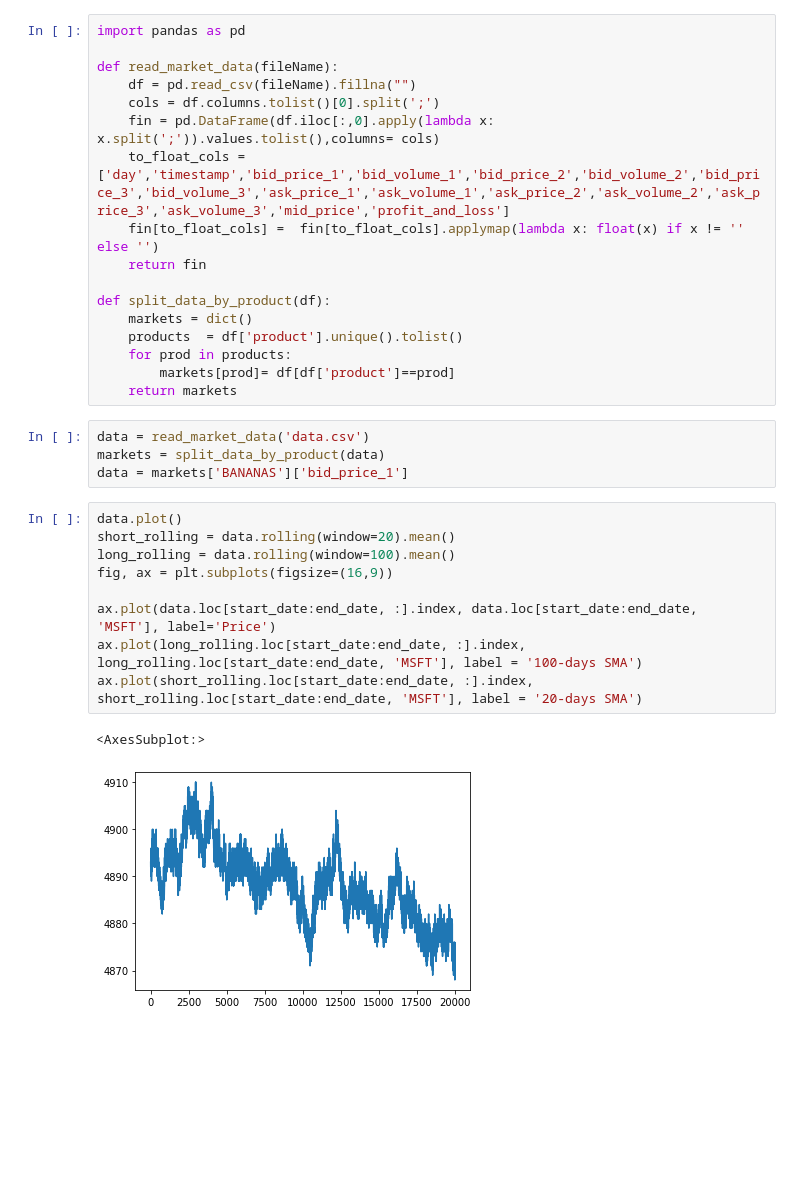
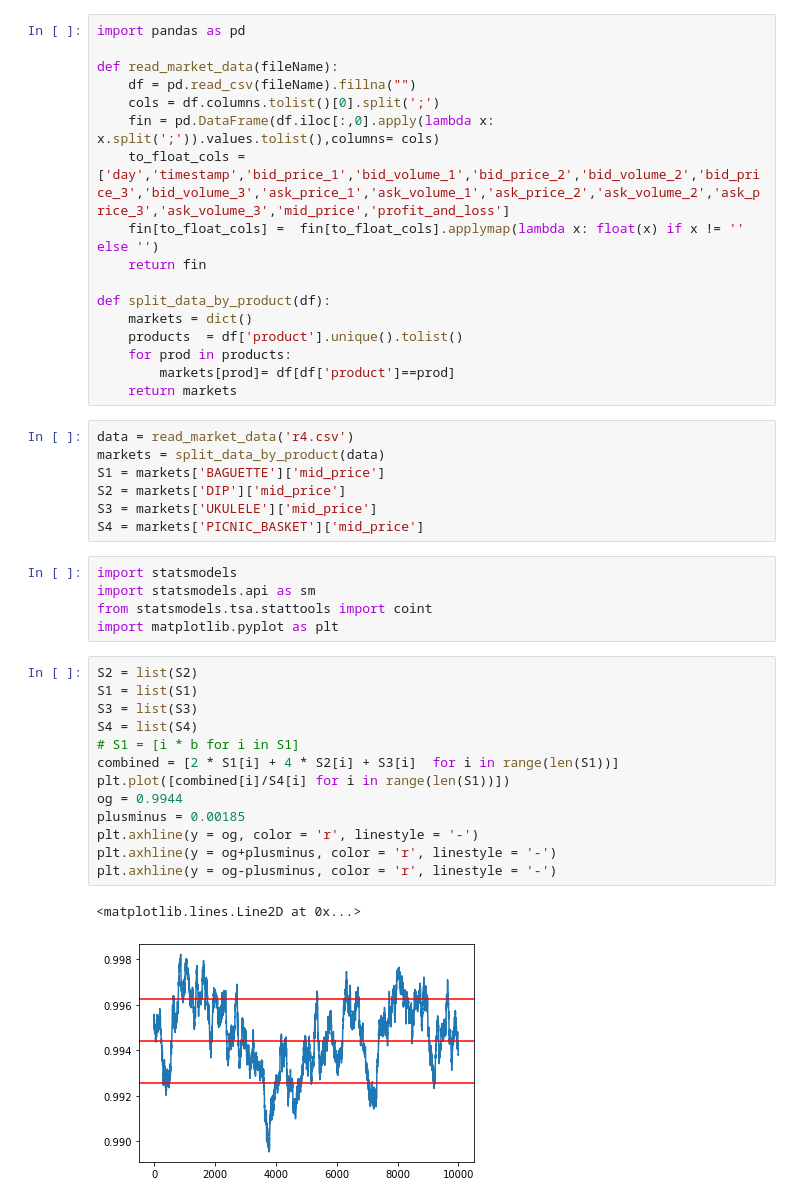
Before and after one commit to naman-doshi/IMC-Prosperity, a Jupyter notebook: read_data.ipynb, the cells around one changed output. Saved outputs shown, nothing was run; the diff lists cells and outputs as text; blank space fills up the shorter version.

```diff
--- a/read_data.ipynb
+++ b/read_data.ipynb
@@ -15,19 +15,31 @@ def split_data_by_product(df):
     for prod in products:
         markets[prod]= df[df['product']==prod]
     return markets
-# %%
-data = read_market_data('data.csv')
-markets = split_data_by_product(data)
-data = markets['BANANAS']['bid_price_1']
-# %%
-data.plot()
-short_rolling = data.rolling(window=20).mean()
-long_rolling = data.rolling(window=100).mean()
-fig, ax = plt.subplots(figsize=(16,9))
-
-ax.plot(data.loc[start_date:end_date, :].index, data.loc[start_date:end_date, 'MSFT'], label='Price')
-ax.plot(long_rolling.loc[start_date:end_date, :].index, long_rolling.loc[start_date:end_date, 'MSFT'], label = '100-days SMA')
-ax.plot(short_rolling.loc[start_date:end_date, :].index, short_rolling.loc[start_date:end_date, 'MSFT'], label = '20-days SMA')
-# %% [output]
-<AxesSubplot:>
-[figure, removed]
+# %%
+data = read_market_data('r4.csv')
+markets = split_data_by_product(data)
+S1 = markets['BAGUETTE']['mid_price']
+S2 = markets['DIP']['mid_price']
+S3 = markets['UKULELE']['mid_price']
+S4 = markets['PICNIC_BASKET']['mid_price']
+# %%
+import statsmodels
+import statsmodels.api as sm
+from statsmodels.tsa.stattools import coint
+import matplotlib.pyplot as plt
+# %%
+S2 = list(S2)
+S1 = list(S1)
+S3 = list(S3)
+S4 = list(S4)
+# S1 = [i * b for i in S1]
+combined = [2 * S1[i] + 4 * S2[i] + S3[i]  for i in range(len(S1))]
+plt.plot([combined[i]/S4[i] for i in range(len(S1))])
+og = 0.9944
+plusminus = 0.00185
+plt.axhline(y = og, color = 'r', linestyle = '-')
+plt.axhline(y = og+plusminus, color = 'r', linestyle = '-')
+plt.axhline(y = og-plusminus, color = 'r', linestyle = '-')
+# %% [output]
+<matplotlib.lines.Line2D at 0x...>
+[figure, added]
```
Also changed, not shown: parts of 2 cells of this notebook, 14 other files.
